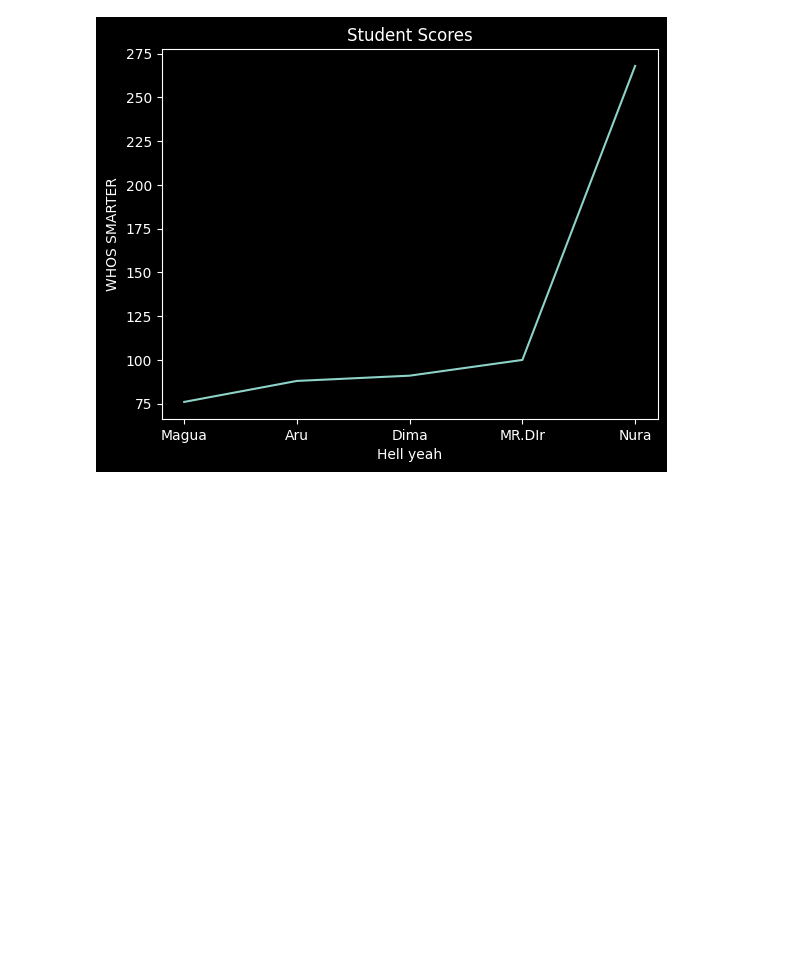
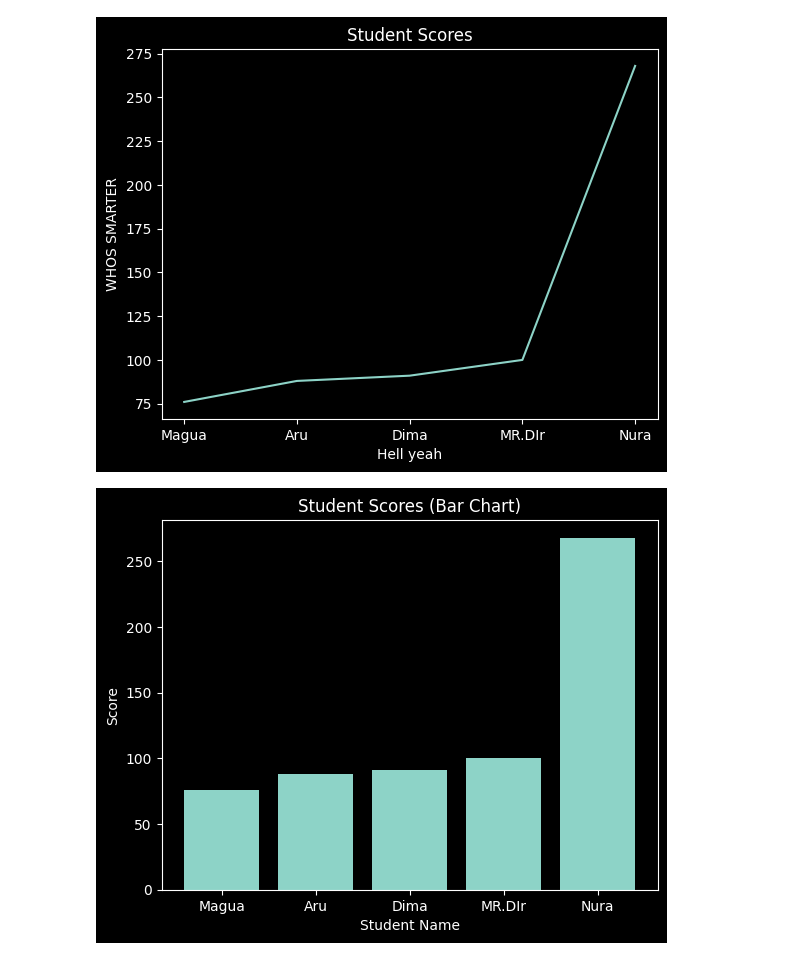
Before and after one commit to arystans/advanced-python-env, a Jupyter notebook: week-7/Notebooks/matplotlib_tasks.ipynb, the cells around one changed output. Cells and saved outputs as stored; diff of their text form; code cells hidden in the pictures; blank space fills up the shorter version.

```diff
--- a/week-7/Notebooks/matplotlib_tasks.ipynb
+++ b/week-7/Notebooks/matplotlib_tasks.ipynb
@@ -10,3 +10,11 @@ plt.title("Student Scores")
 plt.show()
 # %% [output]
 [figure]
+# %%
+plt.bar(df["Name"], df["Score"])
+plt.xlabel("Student Name")
+plt.ylabel("Score")
+plt.title("Student Scores (Bar Chart)")
+plt.show()
+# %% [output]
+[figure, added]
```
